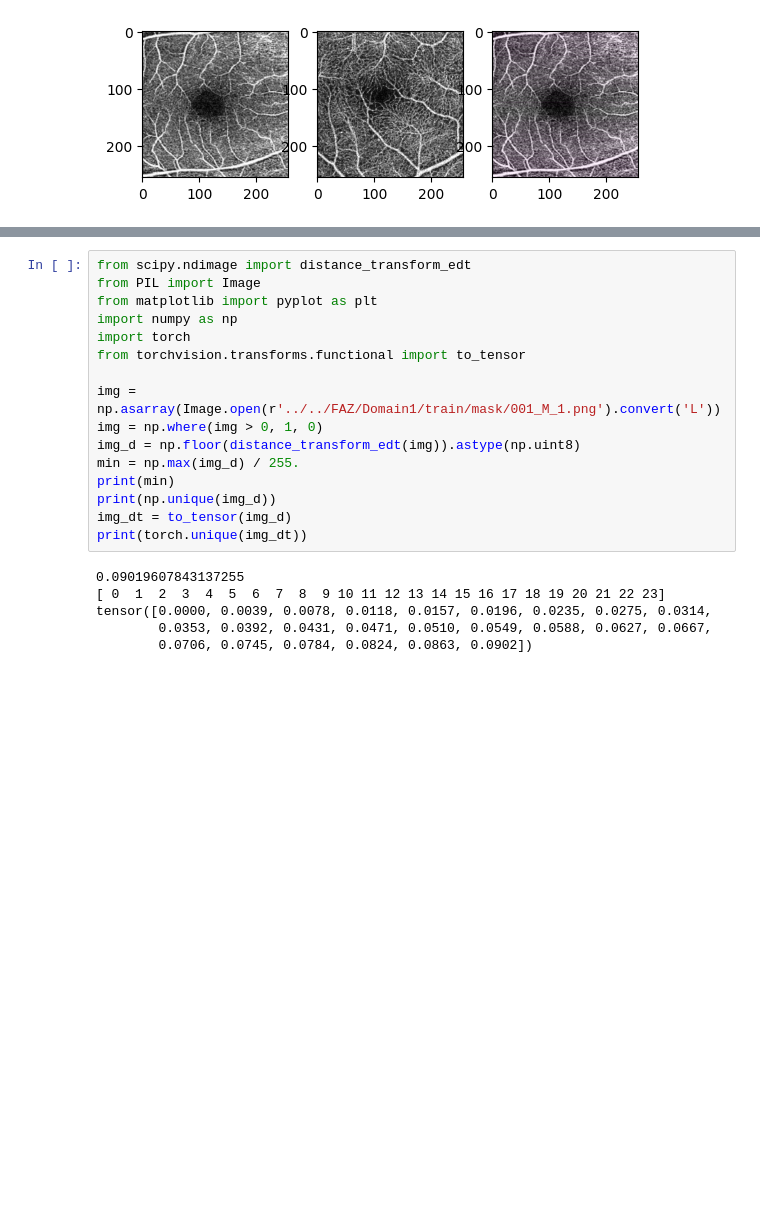
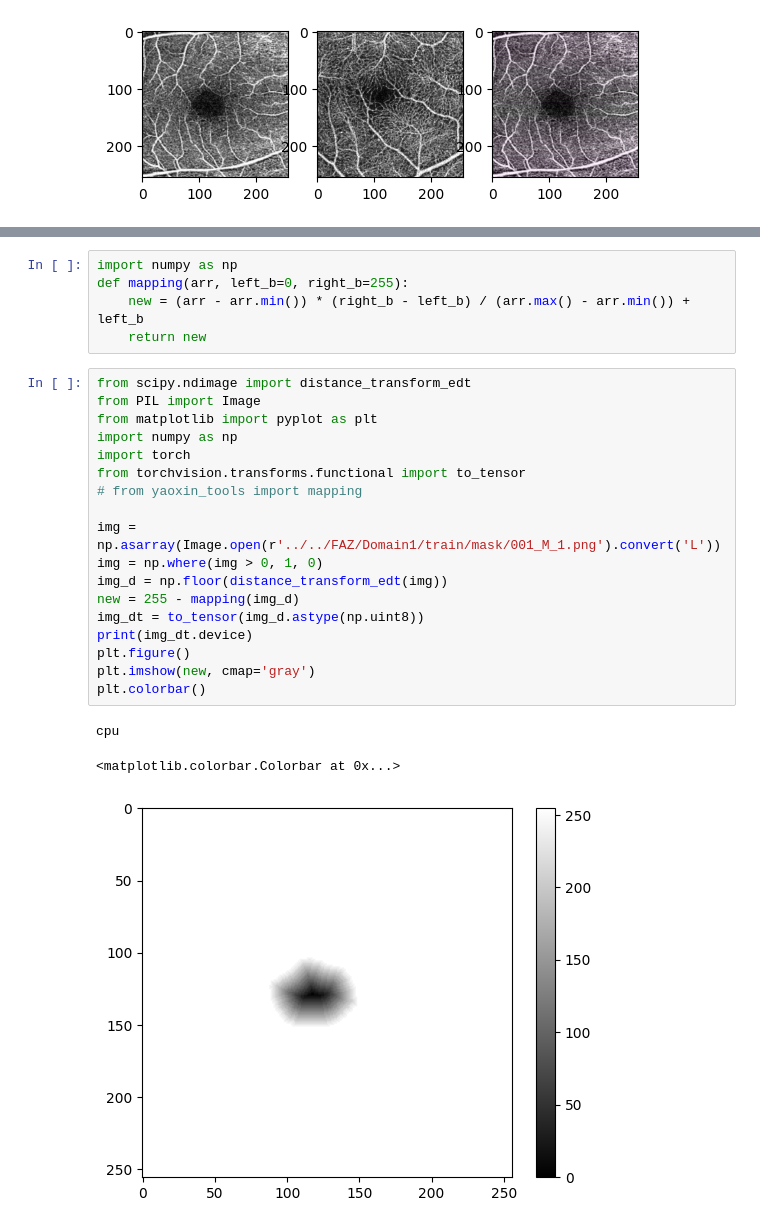
Before and after one commit to YaoxinHuang/P1, a Jupyter notebook: code/exp/1.ipynb, the cells around one changed output, grey strips where cells are left out. Drawn from its saved outputs; the diff is of its cells as text; blank space fills up the shorter version.

```diff
--- a/code/exp/1.ipynb
+++ b/code/exp/1.ipynb
@@ -50,22 +32,27 @@ glob.glob(f'../../FAZ/Domain{i}/train/imgs/*.png')
+# %%
+import numpy as np
+def mapping(arr, left_b=0, right_b=255):
+    new = (arr - arr.min()) * (right_b - left_b) / (arr.max() - arr.min()) + left_b
+    return new
 # %%
 from scipy.ndimage import distance_transform_edt
 from PIL import Image
 from matplotlib import pyplot as plt
 import numpy as np
 import torch
 from torchvision.transforms.functional import to_tensor
+# from yaoxin_tools import mapping
 
 img = np.asarray(Image.open(r'../../FAZ/Domain1/train/mask/001_M_1.png').convert('L'))
 img = np.where(img > 0, 1, 0)
-img_d = np.floor(distance_transform_edt(img)).astype(np.uint8)
-min = np.max(img_d) / 255.
-print(min)
-print(np.unique(img_d))
-img_dt = to_tensor(img_d)
-print(torch.unique(img_dt))
+img_d = np.floor(distance_transform_edt(img))
+new = 255 - mapping(img_d)
+img_dt = to_tensor(img_d.astype(np.uint8))
+print(img_dt.device)
+plt.figure()
+plt.imshow(new, cmap='gray')
+plt.colorbar()
 # %% [output]
-0.09019607843137255
-[ 0  1  2  3  4  5  6  7  8  9 10 11 12 13 14 15 16 17 18 19 20 21 22 23]
-tensor([0.0000, 0.0039, 0.0078, 0.0118, 0.0157, 0.0196, 0.0235, 0.0275, 0.0314,
-        0.0353, 0.0392, 0.0431, 0.0471, 0.0510, 0.0549, 0.0588, 0.0627, 0.0667,
-        0.0706, 0.0745, 0.0784, 0.0824, 0.0863, 0.0902])
+cpu
+<matplotlib.colorbar.Colorbar at 0x...>
+[figure, added]
```
Also changed, not shown: parts of 2 cells of this notebook, 3 other files.
